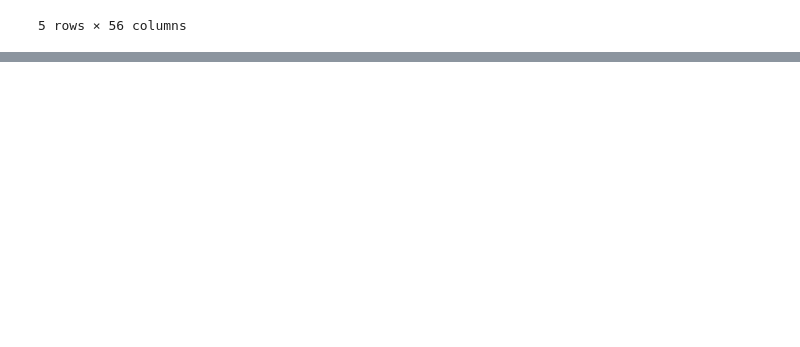
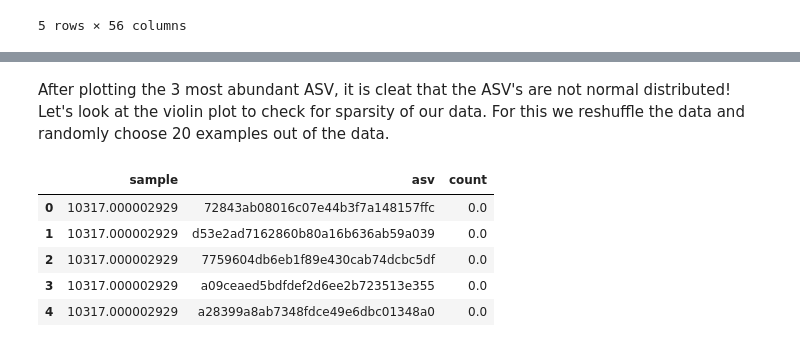
Before and after one commit to dhasanova99/HealthyFood, a Jupyter notebook: JupyterDocs/H_DifferentialAbundance.ipynb, the cells around one changed output, grey strips where cells are left out. Saved outputs shown, nothing was run; the diff lists cells and outputs as text; code cells hidden in the pictures; blank space fills up the shorter version.

```diff
--- a/JupyterDocs/H_DifferentialAbundance.ipynb
+++ b/JupyterDocs/H_DifferentialAbundance.ipynb
@@ -58,0 +87,24 @@ metadata_df.head()
+# %% [markdown]
+After plotting the 3 most abundant ASV, it is cleat that the ASV's are not normal distributed!
+Let's look at the violin plot to check for sparsity of our data. For this we reshuffle the data and randomly choose 20 examples out of the data.
+# %%
+n = 20
+
+# draw n ASVs out of the original DataFrame
+data_samp = data.sample(n=n, axis=1, random_state=1414)
+
+# create a new DataFrame with three columns (sample, ASV, abundance)
+col_names = {'level_0': 'sample', 'level_1': 'asv', 0: 'count'}
+data_plot = data_samp.stack().reset_index().rename(columns=col_names)
+
+# make sure the shape is correct (no. of rows should be equal to the size of our random
+# sample multiplied by number of samples)
+assert data_plot.shape[0] == n * data_samp.shape[0], 'The new DataFrame has an incorrect no. of rows.'
+data_plot.head()
+# %% [output]
+|  | sample | asv | count |
+| 0 | 10317.000002929 | 72843ab08016c07e44b3f7a148157ffc | 0.0 |
+| 1 | 10317.000002929 | d53e2ad7162860b80a16b636ab59a039 | 0.0 |
+| 2 | 10317.000002929 | 7759604db6eb1f89e430cab74dcbc5df | 0.0 |
+| 3 | 10317.000002929 | a09ceaed5bdfdef2d6ee2b723513e355 | 0.0 |
+| 4 | 10317.000002929 | a28399a8ab7348fdce49e6dbc01348a0 | 0.0 |
```
Also changed, not shown: parts of 25 cells of this notebook.
